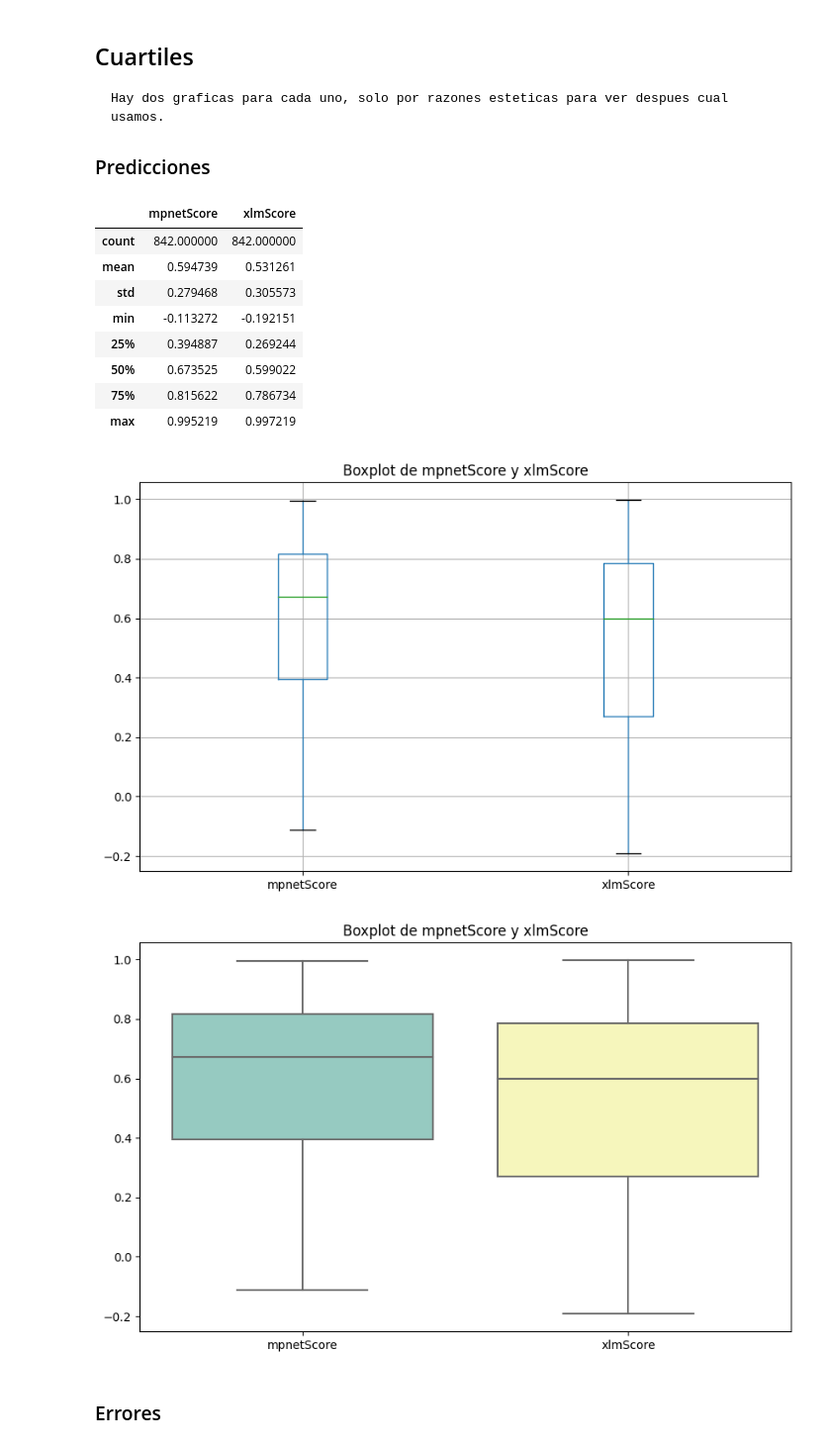
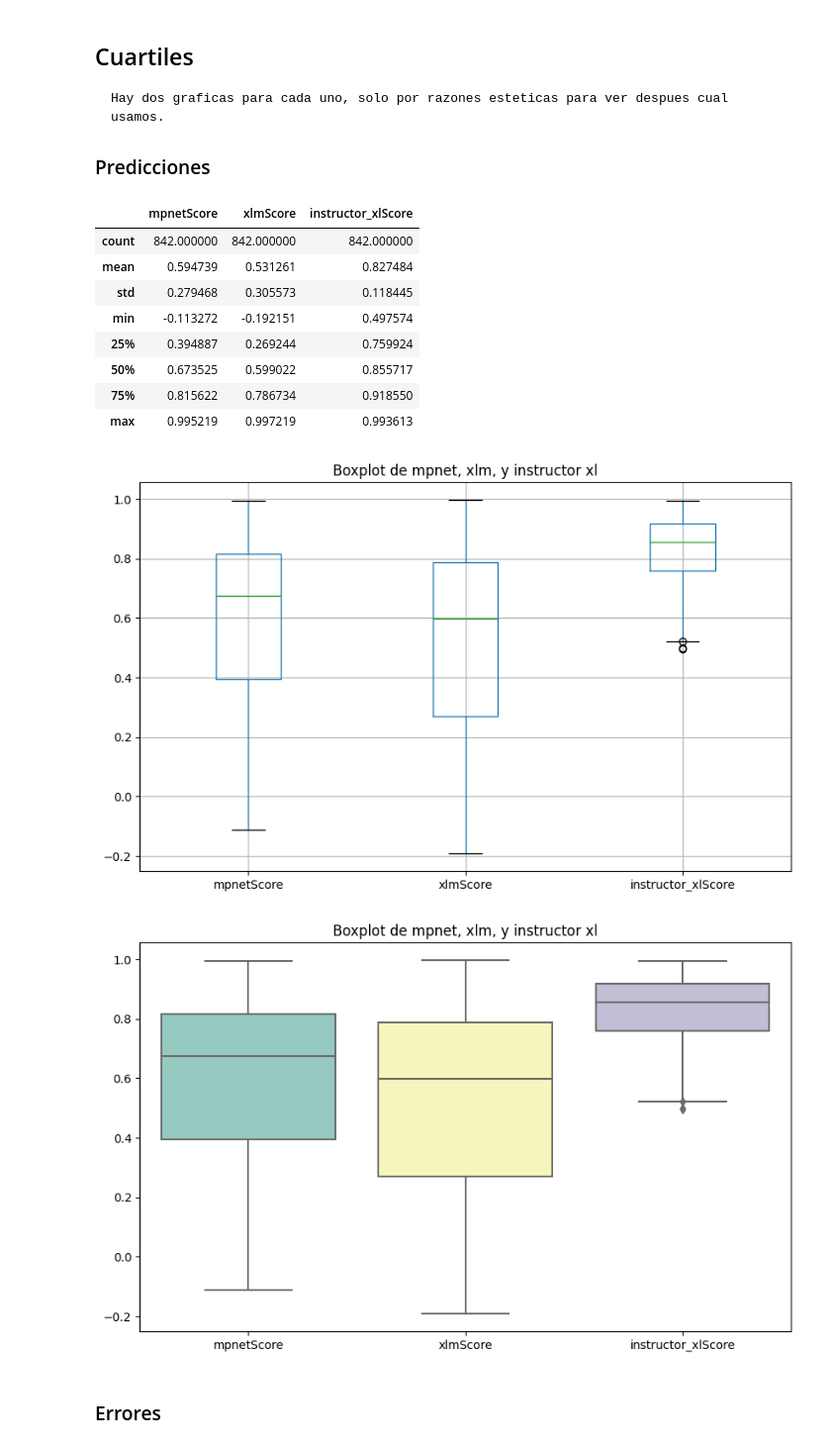
Before and after one commit to new-superuser-alt9193/ultimo_reto, a Jupyter notebook: eval.ipynb, the cells around one changed output. Shown at 99% size. Saved outputs shown, nothing was run; the diff lists cells and outputs as text; code cells hidden in the pictures.

Commit message:
Estadisticas de instructor xl

```diff
--- a/eval.ipynb
+++ b/eval.ipynb
@@ -44,3 +44,7 @@ for i in range (len(sentences_1)):
     for paraphrase in paraphrases:
         score, i, j = paraphrase
         scores_sn_xlm.append(score)
+# %%
+xlDf = pd.read_csv("xl_score.csv")
+xlDf = xlDf.drop(columns=["Unnamed: 0"])
+xlDf
@@ -47,6 +65,7 @@ for i in range (len(sentences_1)):
 # %%
-eval = dataFrame['Score']
+eval = pd.DataFrame({'Score': dataFrame['Score']})
+eval['Score'] = eval['Score'] / 5
 eval = pd.concat([eval, pd.DataFrame({'mpnetScore': scores_all_mpnet_base_v2, 'xlmScore': scores_sn_xlm, 'time_mpnet': time_mpnet, 'time_xlm': time_xlm})], axis=1)
-eval['Score'] = eval['Score'] / 5
+eval = pd.concat([eval, xlDf], axis=1)
 eval
 # %% [output]
@@ -68,4 +89,5 @@ eval
 # %%
 eval['diff_mpnet'] = eval['mpnetScore'] - eval['Score']
 eval['diff_xlm'] = eval['xlmScore'] - eval['Score']
+eval['diff_instructor_xl'] = eval['instructor_xlScore'] - eval['Score']
 # %%
@@ -124,12 +157,15 @@ Considera que una prediccion <.5 es negativa y >= .5 es positiva.
 eval['Score_bin'] = (eval['Score'] >= 0.5).astype(int)
 eval['mpnetScore_bin'] = (eval['mpnetScore'] >= 0.5).astype(int)
 eval['xlmScore_bin'] = (eval['xlmScore'] >= 0.5).astype(int)
+eval['instructor_xlScore_bin'] = (eval['instructor_xlScore'] >= 0.5).astype(int)
 
 conf_mat_mpnet = confusion_matrix(eval['Score_bin'], eval['mpnetScore_bin'])
 conf_mat_xlm = confusion_matrix(eval['Score_bin'], eval['xlmScore_bin'])
+conf_mat_instructor_xl = confusion_matrix(eval['Score_bin'], eval['instructor_xlScore_bin'])
 
 print("Matriz de confusión mpnetScore:\n", conf_mat_mpnet)
 print("\nMatriz de confusión xlmScore:\n", conf_mat_xlm)
+print("\nMatriz de confusión instructor xl:\n", conf_mat_instructor_xl)
 # %% [output]
 Matriz de confusión mpnetScore:
  [[263  89]
@@ -163,31 +212,31 @@ plt.show()
     Hay dos graficas para cada uno, solo por razones esteticas para ver despues cual usamos.
 ### Predicciones
 # %%
-eval[['mpnetScore', 'xlmScore']].describe()
+eval[['mpnetScore', 'xlmScore', 'instructor_xlScore']].describe()
 # %% [output]
-|  | mpnetScore | xlmScore |
-| count | 842.000000 | 842.000000 |
-| mean | 0.594739 | 0.531261 |
-| std | 0.279468 | 0.305573 |
-| min | -0.113272 | -0.192151 |
-| 25% | 0.394887 | 0.269244 |
-| 50% | 0.673525 | 0.599022 |
-| 75% | 0.815622 | 0.786734 |
-| max | 0.995219 | 0.997219 |
+|  | mpnetScore | xlmScore | instructor_xlScore |
+| count | 842.000000 | 842.000000 | 842.000000 |
+| mean | 0.594739 | 0.531261 | 0.827484 |
+| std | 0.279468 | 0.305573 | 0.118445 |
+| min | -0.113272 | -0.192151 | 0.497574 |
+| 25% | 0.394887 | 0.269244 | 0.759924 |
+| 50% | 0.673525 | 0.599022 | 0.855717 |
+| 75% | 0.815622 | 0.786734 | 0.918550 |
+| max | 0.995219 | 0.997219 | 0.993613 |
 # %%
 plt.figure(figsize=(10,6))
-eval[['mpnetScore', 'xlmScore']].boxplot()
-plt.title('Boxplot de mpnetScore y xlmScore')
+eval[['mpnetScore', 'xlmScore', 'instructor_xlScore']].boxplot()
+plt.title('Boxplot de mpnet, xlm, y instructor xl')
 plt.show()
 # %% [output]
-[figure, old version]
+[figure, new version]
 # %%
 plt.figure(figsize=(10,6))
-sns.boxplot(data=eval[['mpnetScore', 'xlmScore']], palette='Set3')
-plt.title('Boxplot de mpnetScore y xlmScore')
+sns.boxplot(data=eval[['mpnetScore', 'xlmScore','instructor_xlScore']], palette='Set3')
+plt.title('Boxplot de mpnet, xlm, y instructor xl')
 plt.show()
 # %% [output]
-[figure, old version]
+[figure, new version]
 # %% [markdown]
 ### Errores
 # %%
```
Also changed, not shown: parts of 35 cells of this notebook, 3 other files.
